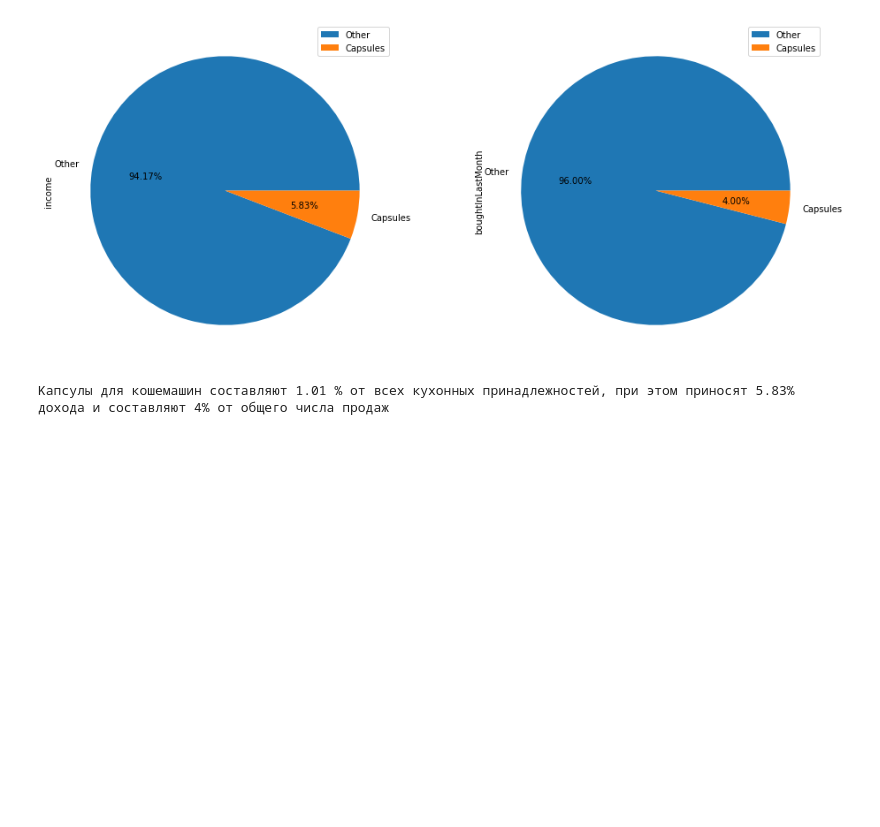
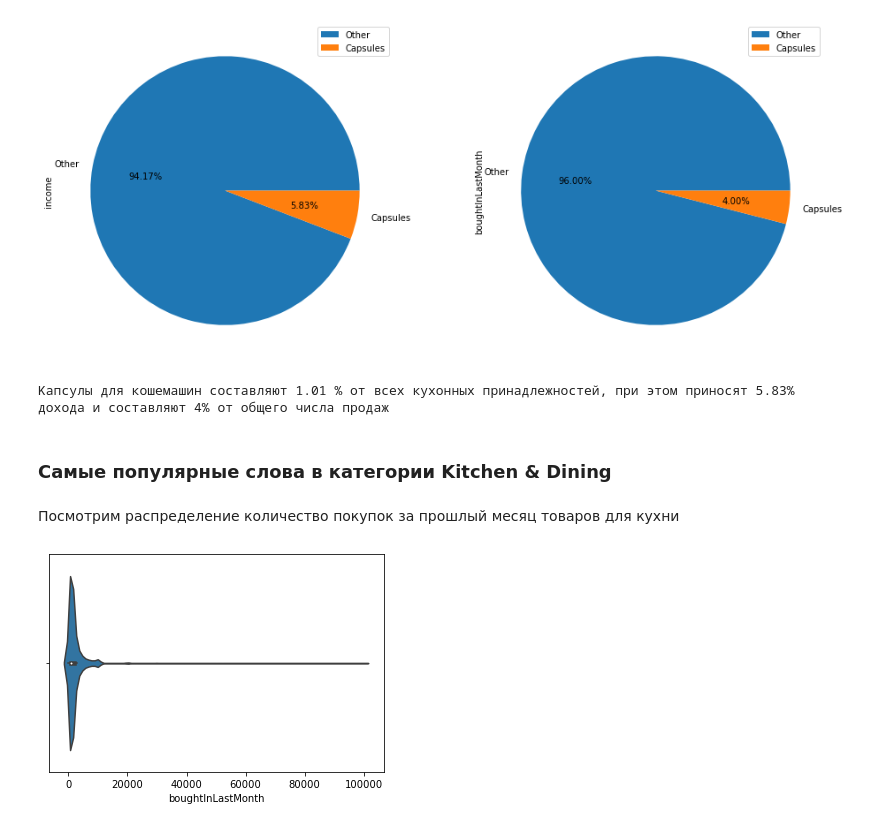
Before and after one commit to Prokompas/Amazon_USA_EDA, a Jupyter notebook: Amazon_USA_EDA.ipynb, the cells around one changed output. Drawn from its saved outputs; the diff is of its cells as text; code cells hidden in the pictures; blank space fills up the shorter version.

```diff
--- a/Amazon_USA_EDA.ipynb
+++ b/Amazon_USA_EDA.ipynb
@@ -455,3 +562,11 @@ print('Kапсулы для кошемашин составляют', round(len(
       '% от всех кухонных принадлежностей, при этом приносят 5.83% дохода и составляют 4% от общего числа продаж ')
 # %% [output]
 Kапсулы для кошемашин составляют 1.01 % от всех кухонных принадлежностей, при этом приносят 5.83% дохода и составляют 4% от общего числа продаж
+# %% [markdown]
+### Самые популярные слова в категории Kitchen & Dining
+# %% [markdown]
+Посмотрим распределение количество покупок за прошлый месяц товаров для кухни
+# %%
+sns.violinplot(x=products_data.query("category_name == 'Kitchen & Dining'")['boughtInLastMonth']);
+# %% [output]
+[figure, added]
```
Also changed, not shown: parts of 22 cells of this notebook.
